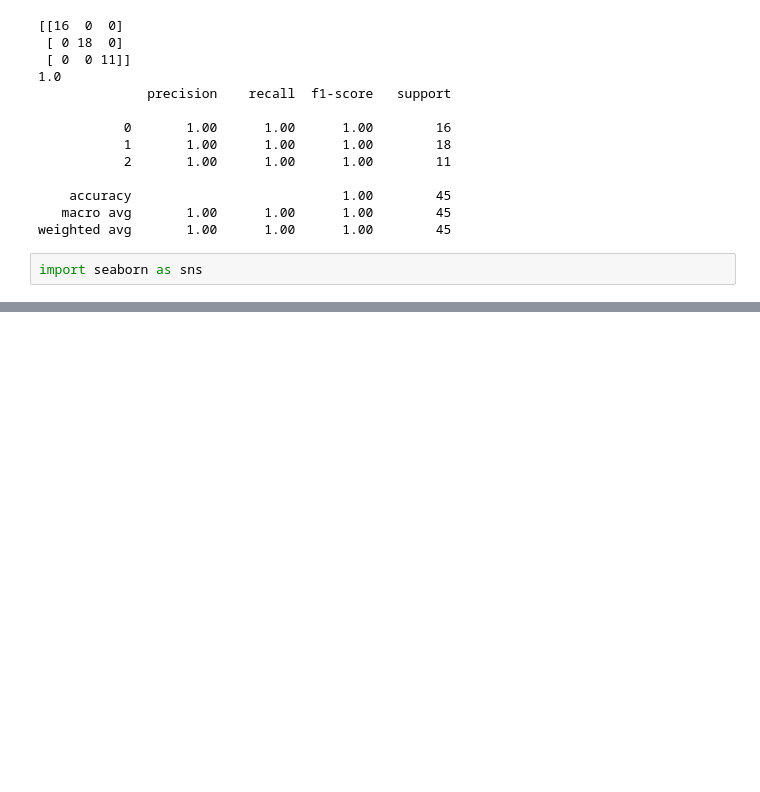
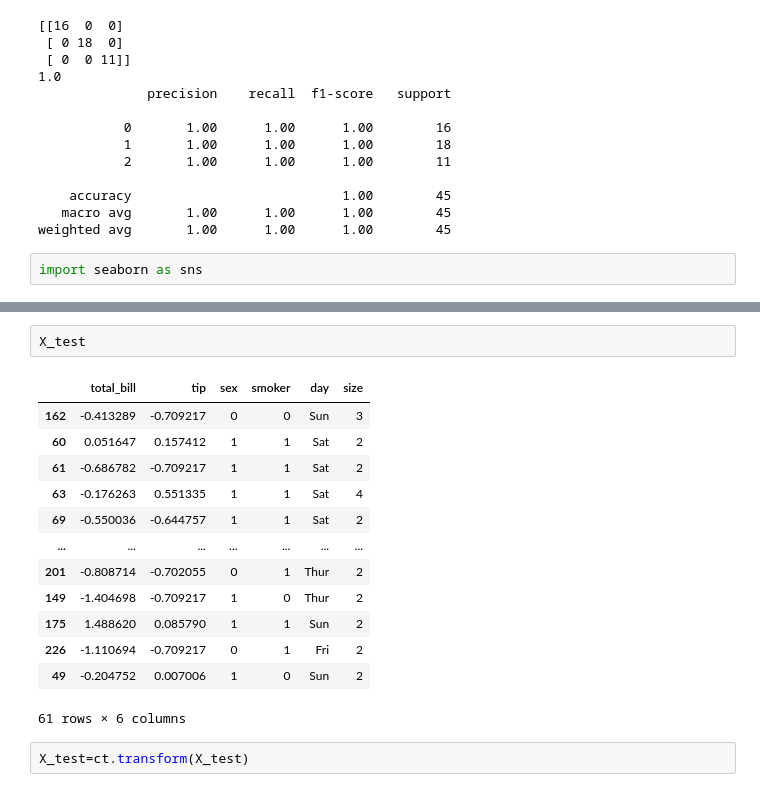
Before and after one commit to vp-31/Complete-Data-Science-With-Machine-Learning-And-NLP-2024, a Jupyter notebook: 8-NAive Baye's/Handwritten Notes/3.0-Naive Bayes Implementation.ipynb, the cells around one changed output, grey strips where cells are left out. Drawn from its saved outputs; the diff is of its cells as text; blank space fills up the shorter version.

```diff
--- a/8-NAive Baye's/Handwritten Notes/3.0-Naive Bayes Implementation.ipynb
+++ b/8-NAive Baye's/Handwritten Notes/3.0-Naive Bayes Implementation.ipynb
@@ -88,0 +209,18 @@ sns.load_dataset('tips')
+# %%
+X_test
+# %% [output]
+|  | total_bill | tip | sex | smoker | day | size |
+| 162 | -0.413289 | -0.709217 | 0 | 0 | Sun | 3 |
+| 60 | 0.051647 | 0.157412 | 1 | 1 | Sat | 2 |
+| 61 | -0.686782 | -0.709217 | 1 | 1 | Sat | 2 |
+| 63 | -0.176263 | 0.551335 | 1 | 1 | Sat | 4 |
+| 69 | -0.550036 | -0.644757 | 1 | 1 | Sat | 2 |
+| ... | ... | ... | ... | ... | ... | ... |
+| 201 | -0.808714 | -0.702055 | 0 | 1 | Thur | 2 |
+| 149 | -1.404698 | -0.709217 | 1 | 0 | Thur | 2 |
+| 175 | 1.488620 | 0.085790 | 1 | 1 | Sun | 2 |
+| 226 | -1.110694 | -0.709217 | 0 | 1 | Fri | 2 |
+| 49 | -0.204752 | 0.007006 | 1 | 0 | Sun | 2 |
+61 rows × 6 columns
+# %%
+X_test=ct.transform(X_test)
```
Also changed, not shown: parts of 24 cells of this notebook.
